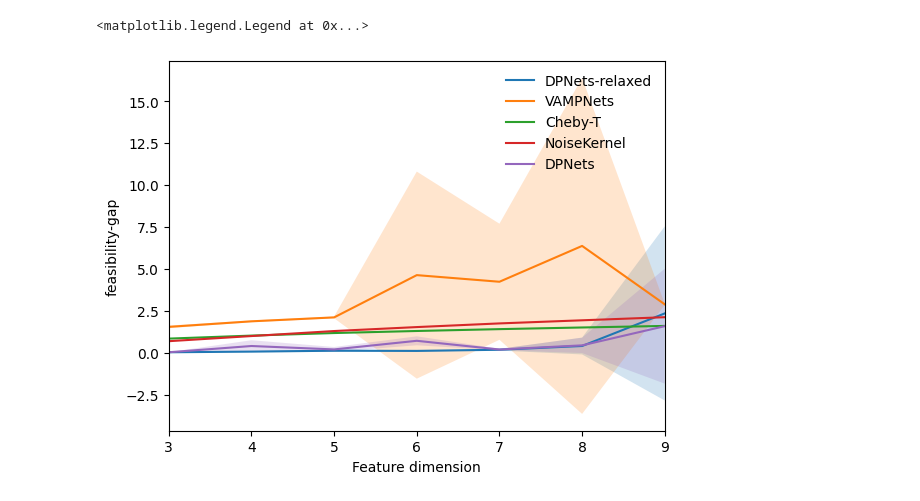
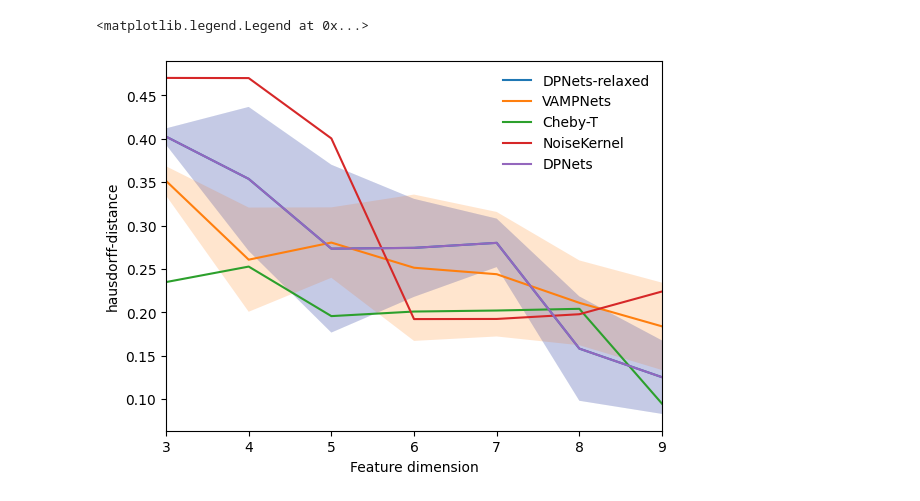
Before and after one commit to pietronvll/DPNets, a Jupyter notebook: logistic_map/figures.ipynb, the cells around one changed output. Saved outputs shown, nothing was run; the diff lists cells and outputs as text; code cells hidden in the pictures.

Commit message:
Figures

```diff
--- a/logistic_map/figures.ipynb
+++ b/logistic_map/figures.ipynb
@@ -110,19 +110,19 @@ print(tabulate(stacked_reports[key], headers=headers, tablefmt="latex_raw", cola
 \end{tabular}
 # %%
 fig, ax = plt.subplots()
-series = "feasibility-gap"
+series = "hausdorff-distance"
 for report in reports:
     x, y, model_name = get_series(report, series)
     _, dy, _ = get_series(report, series +"_std")
     ax.plot(x, y, label=model_name)
     ax.fill_between(x, y - dy, y + dy, alpha=0.2)
 ax.set_xlabel("Feature dimension")
 ax.set_ylabel(series)
 ax.set_xmargin(0)
 ax.legend(frameon=False)
 # %% [output]
 <matplotlib.legend.Legend at 0x...>
-[figure, old version]
+[figure, new version]
 # %%
 def plot_eigs(reports, feature_dim):
     fig, ax = plt.subplots(figsize=(5, 5))
```
Also changed, not shown: parts of 2 cells of this notebook.
